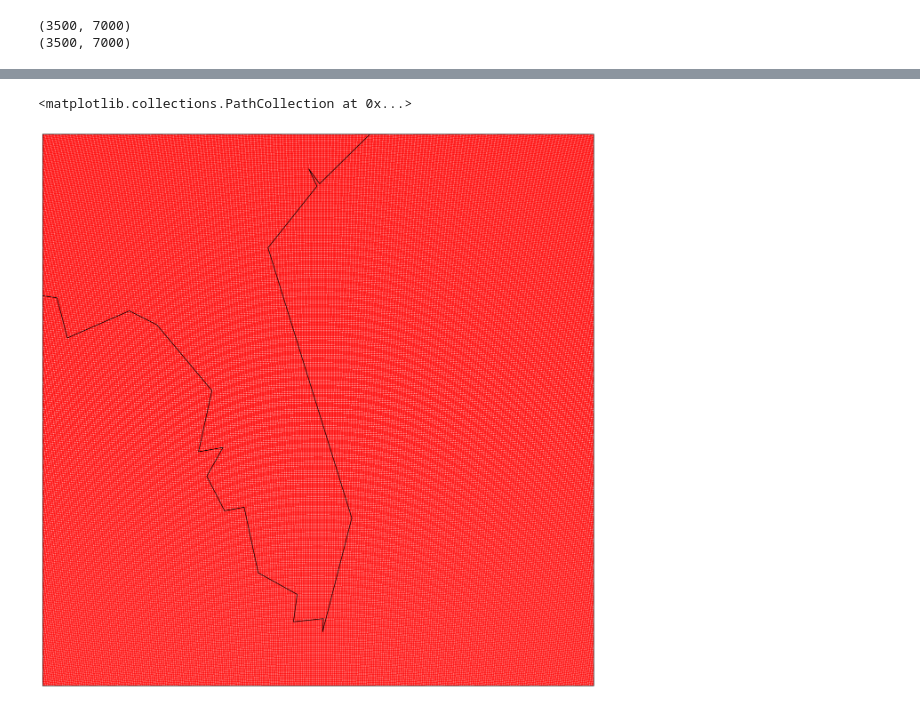
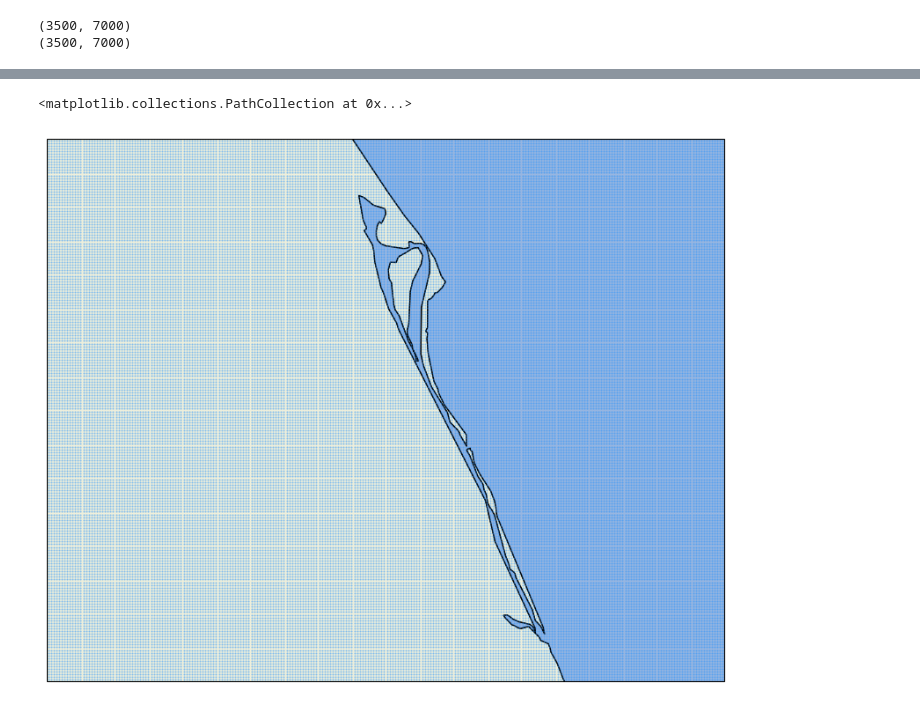
Before and after one commit to bmccl87/merlin_data_analysis, a Jupyter notebook: mrms_vii.ipynb, the cells around one changed output, grey strips where cells are left out. Saved outputs shown, nothing was run; the diff lists cells and outputs as text; code cells hidden in the pictures.

```diff
--- a/mrms_vii.ipynb
+++ b/mrms_vii.ipynb
@@ -36,9 +32,13 @@ ImportError: dlopen(/Users/brandonmcclung/opt/anaconda3/envs/pygrib/lib/python3.
-# %%
-fig = plt.figure(figsize=(16,35))
-m = Basemap(projection='lcc',lon_0=-80.6490,lat_0=28.5729,width=1e6,height=1e6)
-x,y = m(lons,lats)
-m.drawcoastlines()
-plt.scatter(x,y,.5,marker='.',color='Red')
-# %% [output]
-<matplotlib.collections.PathCollection at 0x...>
-[figure, removed]
+# %%
+fig = plt.figure(figsize=(10,8))
+
+ax = fig.add_subplot(1,1,1, projection=ccrs.PlateCarree())
+ax.set_extent([-82,-79.5,27,29],crs=ccrs.PlateCarree())
+ax.add_feature(cfeature.LAND, edgecolor="black")
+ax.add_feature(cfeature.OCEAN, edgecolor="black")
+
+
+plt.scatter(x=lons,y=lats,color='dodgerblue',s=.3,alpha=.5,transform=ccrs.PlateCarree())
+# %% [output]
+<matplotlib.collections.PathCollection at 0x...>
+[figure, added]
```
Also changed, not shown: parts of 4 cells of this notebook.
